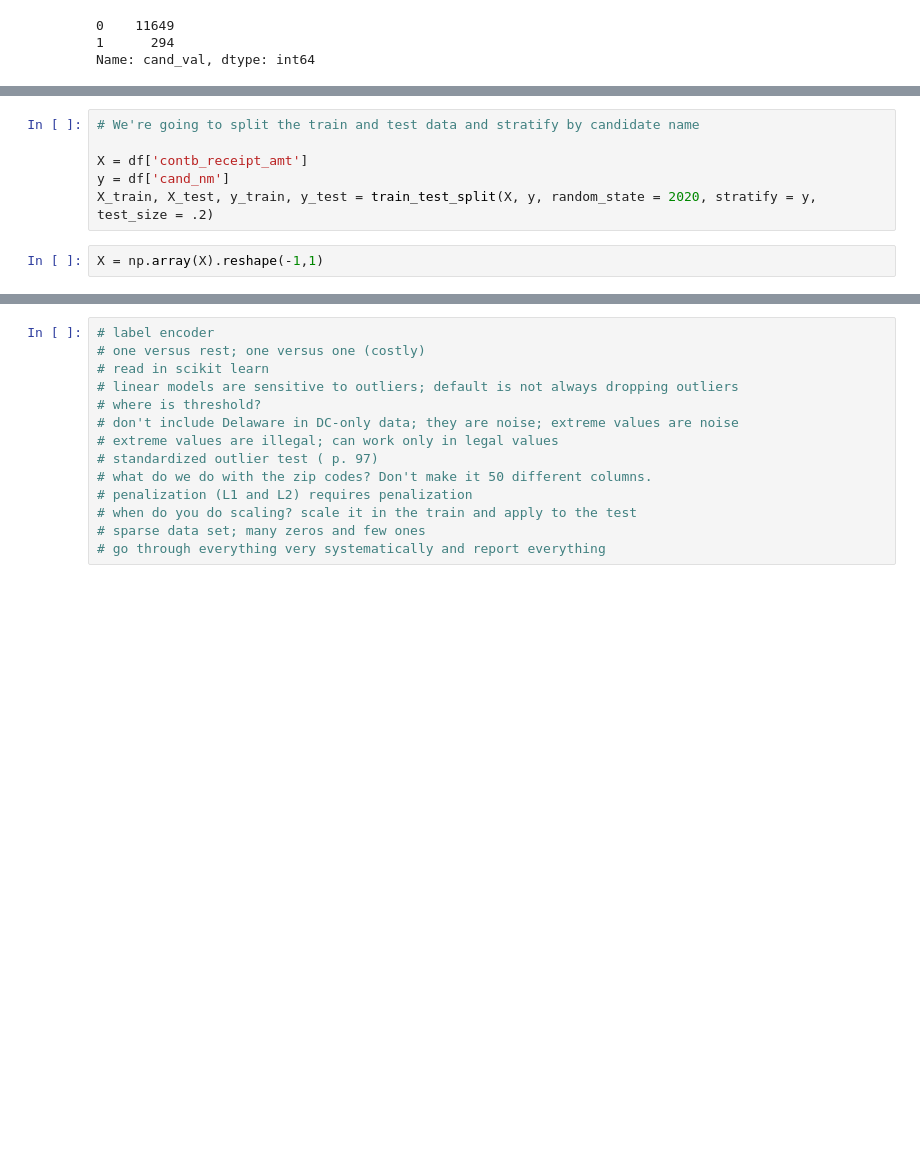
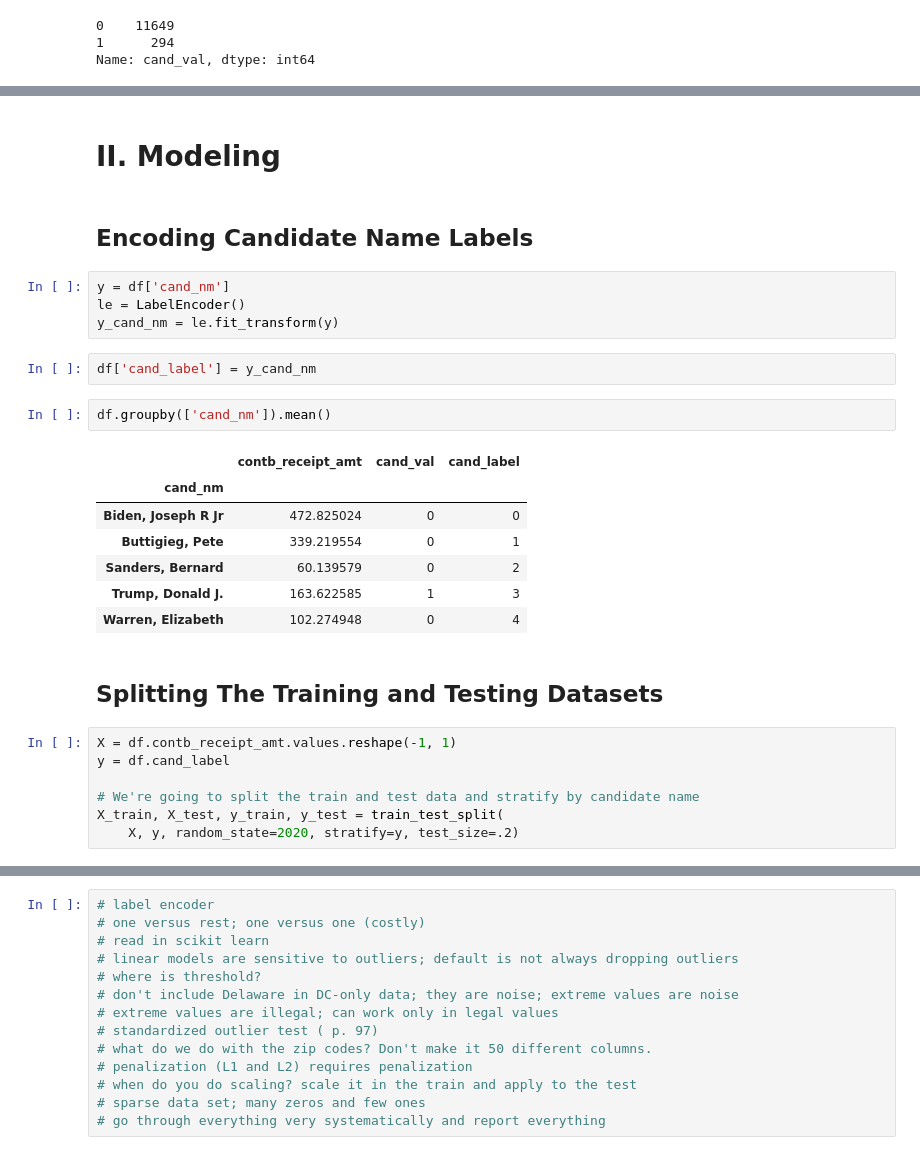
Before and after one commit to ali0003433/predict-recipient-presidential-contributions, a Jupyter notebook: 2. split-by-party.ipynb, the cells around one changed output, grey strips where cells are left out. Drawn from its saved outputs; the diff is of its cells as text; blank space fills up the shorter version.

```diff
--- a/2. split-by-party.ipynb
+++ b/2. split-by-party.ipynb
@@ -141,8 +126,29 @@ plt.show()
+# %% [markdown]
+# II. Modeling
+# %% [markdown]
+## Encoding Candidate Name Labels
+# %%
+y = df['cand_nm']
+le = LabelEncoder()
+y_cand_nm = le.fit_transform(y)
+# %%
+df['cand_label'] = y_cand_nm
+# %%
+df.groupby(['cand_nm']).mean()
+# %% [output]
+|  | contb_receipt_amt | cand_val | cand_label |
+| cand_nm |  |  |  |
+| Biden, Joseph R Jr | 472.825024 | 0 | 0 |
+| Buttigieg, Pete | 339.219554 | 0 | 1 |
+| Sanders, Bernard | 60.139579 | 0 | 2 |
+| Trump, Donald J. | 163.622585 | 1 | 3 |
+| Warren, Elizabeth | 102.274948 | 0 | 4 |
+# %% [markdown]
+## Splitting The Training and Testing Datasets
 # %%
+X = df.contb_receipt_amt.values.reshape(-1, 1)
+y = df.cand_label
+
 # We're going to split the train and test data and stratify by candidate name
-
-X = df['contb_receipt_amt']
-y = df['cand_nm']
-X_train, X_test, y_train, y_test = train_test_split(X, y, random_state = 2020, stratify = y, test_size = .2)
+X_train, X_test, y_train, y_test = train_test_split(
+    X, y, random_state=2020, stratify=y, test_size=.2)
-# %%
-X = np.array(X).reshape(-1,1)
```
Also changed, not shown: parts of 27 cells of this notebook.
